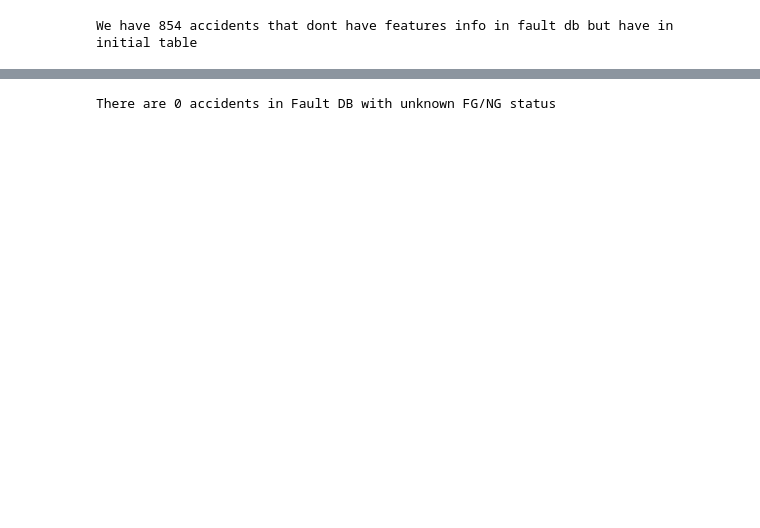
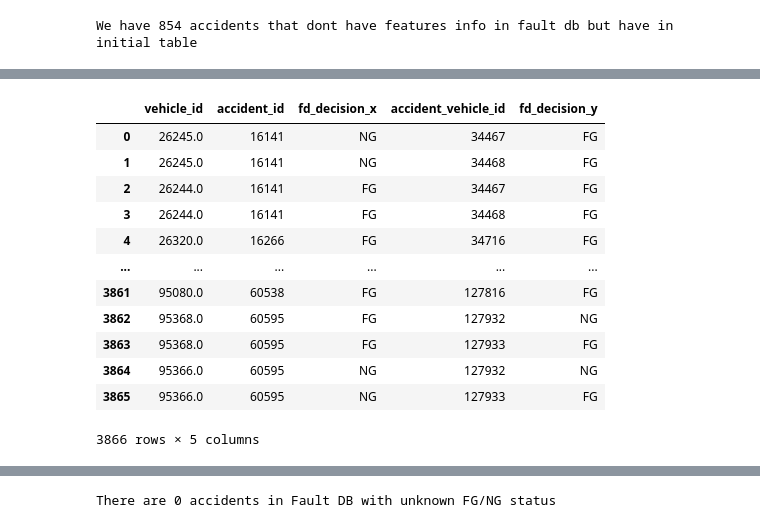
Before and after one commit to LilithSarg/vehicle_fault_identification, a Jupyter notebook: notebooks/3_Data_Prep.ipynb, the cells around one changed output, grey strips where cells are left out. Saved outputs shown, nothing was run; the diff lists cells and outputs as text; code cells hidden in the pictures; blank space fills up the shorter version.

```diff
--- a/notebooks/3_Data_Prep.ipynb
+++ b/notebooks/3_Data_Prep.ipynb
@@ -139,0 +123,17 @@ len(nan_features_accidents)
+# %%
+# I'm replacing NAN features fot these accidents with the features fromm our DB
+df_fau_wof = df_fau[df_fau.accident_id.isin(nan_features_accidents)]
+df_fau_p_wof = df_fau_wof.pivot_table(['case',
+                                ], ['accident_vehicle_id', 'accident_id', 'circumstances',
+                                'road_signs',
+                                'road_surface',
+                                'visibility',
+                                'road_conditions'], 'type', aggfunc='first').reset_index()
+df_fau_p_wof.columns = df_fau_p_wof.columns.map(''.join)
+df_fau_p_wof.caseFA = df_fau_p_wof.caseFA.fillna(df_fau_p_wof.caseFP)
+df_fau_p_wof.caseFS = df_fau_p_wof.caseFS.fillna(df_fau_p_wof.caseFA)
+
+df_fau_p_wof['fd_decision'] = df_fau_p_wof.caseFS
+
+print(df_fau_p_wof.accident_id.nunique())
+df_fau_p_wof[['accident_vehicle_id', 'accident_id', 'fd_decision']].drop_duplicates()
@@ -140 +155,18 @@ len(nan_features_accidents)
+# %%
+fil_a = df_fil[df_fil.accident_id.isin(nan_features_accidents)][['vehicle_id', 'accident_id', 'fd_decision']].drop_duplicates()
+fil_a.merge(df_fau_p_wof[['accident_vehicle_id', 'accident_id', 'fd_decision']].drop_duplicates(), on='accident_id')
+# %% [output]
+|  | vehicle_id | accident_id | fd_decision_x | accident_vehicle_id | fd_decision_y |
+| 0 | 26245.0 | 16141 | NG | 34467 | FG |
+| 1 | 26245.0 | 16141 | NG | 34468 | FG |
+| 2 | 26244.0 | 16141 | FG | 34467 | FG |
+| 3 | 26244.0 | 16141 | FG | 34468 | FG |
+| 4 | 26320.0 | 16266 | FG | 34716 | FG |
+| ... | ... | ... | ... | ... | ... |
+| 3861 | 95080.0 | 60538 | FG | 127816 | FG |
+| 3862 | 95368.0 | 60595 | FG | 127932 | NG |
+| 3863 | 95368.0 | 60595 | FG | 127933 | FG |
+| 3864 | 95366.0 | 60595 | NG | 127932 | NG |
+| 3865 | 95366.0 | 60595 | NG | 127933 | FG |
+3866 rows × 5 columns
 # %%
```
Also changed, not shown: parts of 8 cells of this notebook, 4 other files.
